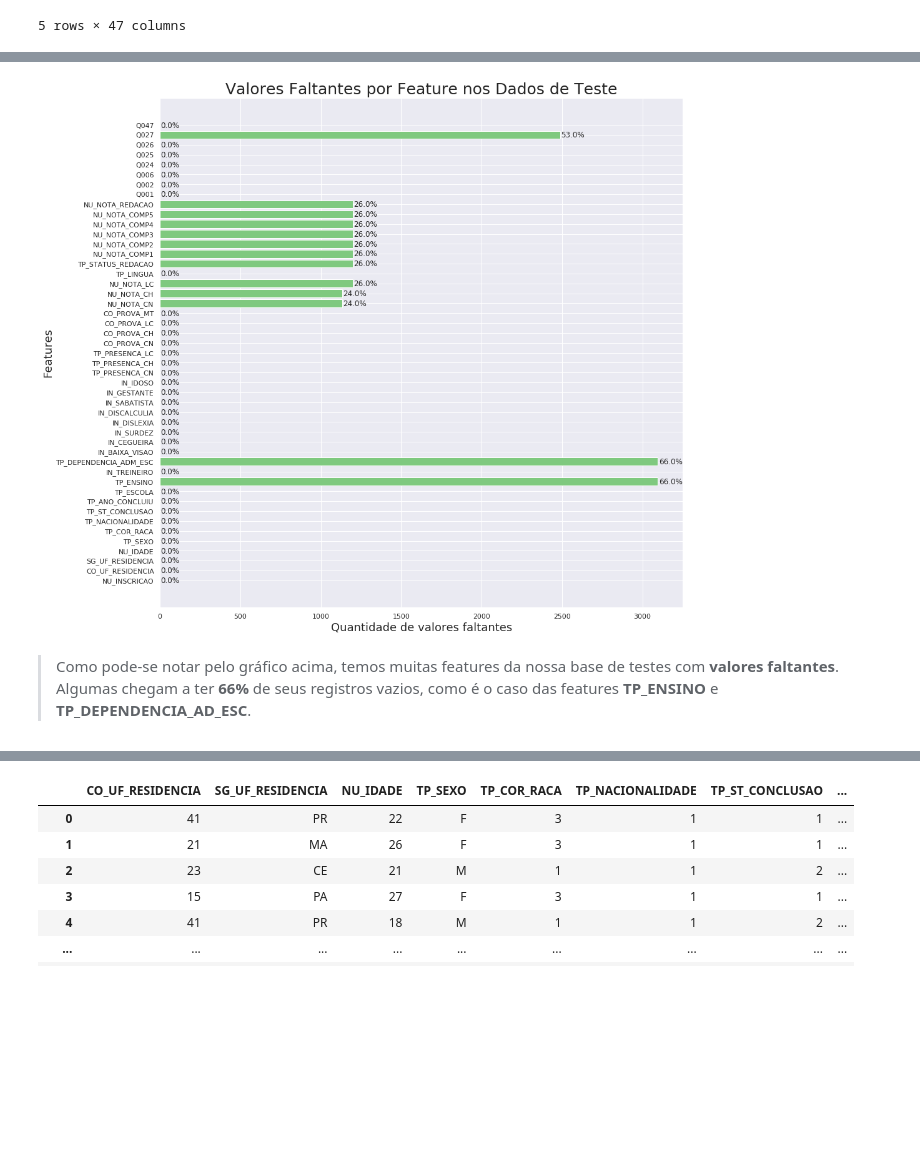
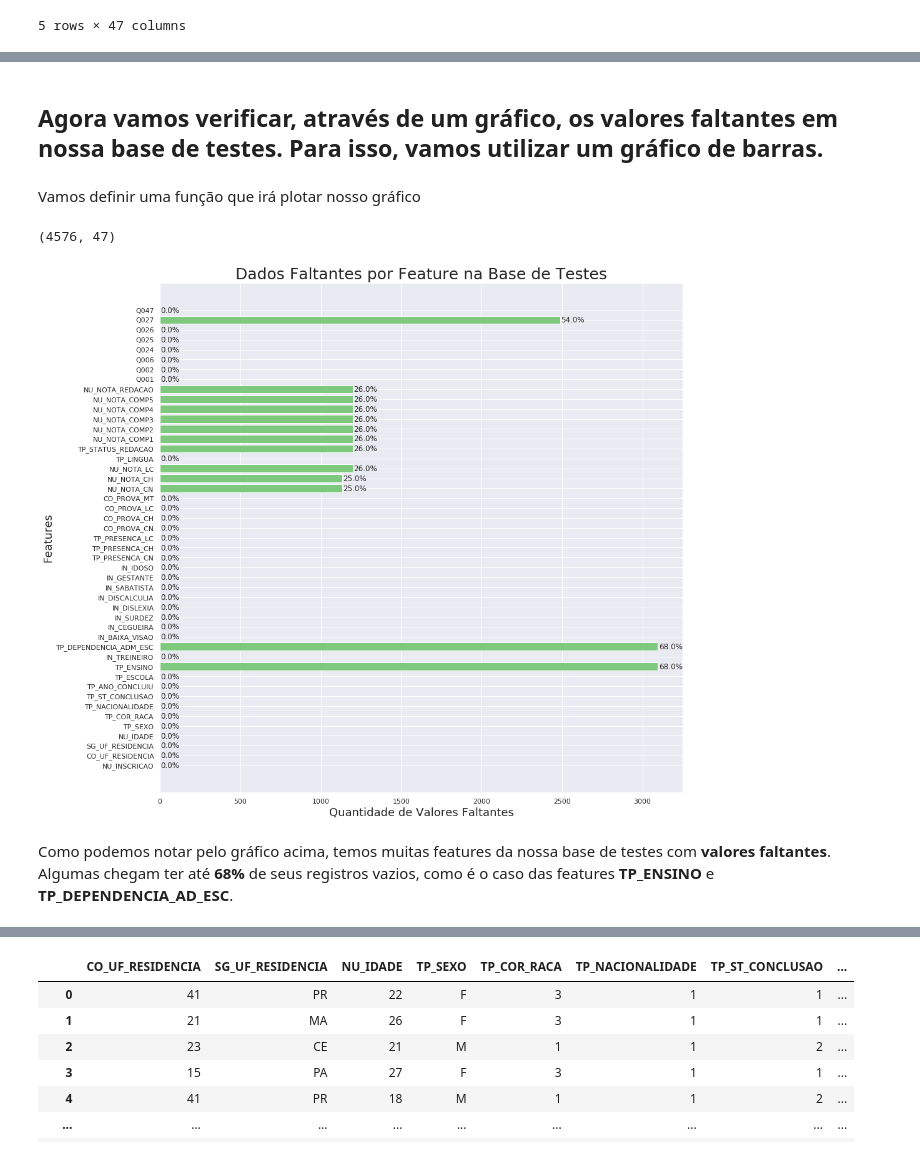
Before and after one commit to Diegohluiz/Desafios-DataScience-Codenation, a Jupyter notebook: Desafio Semana 8/main.ipynb, the cells around one changed output, grey strips where cells are left out. Cells and saved outputs as stored; diff of their text form; code cells hidden in the pictures; blank space fills up the shorter version.

Commit message:
Implementação de Documentação e gráficos

```diff
--- a/Desafio Semana 8/main.ipynb
+++ b/Desafio Semana 8/main.ipynb
@@ -89,0 +126,4 @@ dtype: int64
+# %%
+nans_x_test = x_test.isna().sum()
+nans_x_test.name = "Base de Testes"
+nans_x_test
@@ -90,13 +148,24 @@ dtype: int64
+# %% [markdown]
+## Agora vamos verificar, através de um gráfico, os valores faltantes em nossa base de testes. Para isso, vamos utilizar um gráfico de barras.
+# %% [markdown]
+Vamos definir uma função que irá plotar nosso gráfico
+# %%
+x_test.shape
+# %% [output]
+(4576, 47)
 # %%
-plt.barh(y=nans_x_test.index, width=nans_x_test.values)
-for x, y in enumerate(nans_x_test):
-    plt.text(y + 5, x - 0.25, "{}%".format(round(y / nans_x_test.shape[0], 0)))
-plt.title("Valores Faltantes por Feature nos Dados de Teste", fontsize=25)
-plt.xlabel("Quantidade de valores faltantes", fontsize=18)
-plt.ylabel("Features", fontsize=18)
-plt.grid(True)
+def plota_nulos(nulos, df):
+    plt.barh(y=nulos.index, width=nulos.values)
+    for indice, valor in enumerate(nulos):
+        plt.text(valor + 5, indice - 0.25, "{}%".format(round(valor * 100/ df.shape[0], 0)))
+    plt.title("Dados Faltantes por Feature na {}".format(nulos.name), fontsize=25)
+    plt.xlabel("Quantidade de Valores Faltantes", fontsize=18)
+    plt.ylabel("Features", fontsize=18)
+    plt.grid(True)
+
+plota_nulos(nans_x_test, x_test)
 # %% [output]
-[figure, old version]
+[figure, new version]
 # %% [markdown]
-> Como pode-se notar pelo gráfico acima, temos muitas features da nossa base de testes com **valores faltantes**.
-Algumas chegam a ter **66%** de seus registros vazios, como é o caso das features **TP_ENSINO** e **TP_DEPENDENCIA_AD_ESC**.
+Como podemos notar pelo gráfico acima, temos muitas features da nossa base de testes com **valores faltantes**.
+Algumas chegam ter até **68%** de seus registros vazios, como é o caso das features **TP_ENSINO** e **TP_DEPENDENCIA_AD_ESC**.
```
Also changed, not shown: parts of 54 cells of this notebook.
